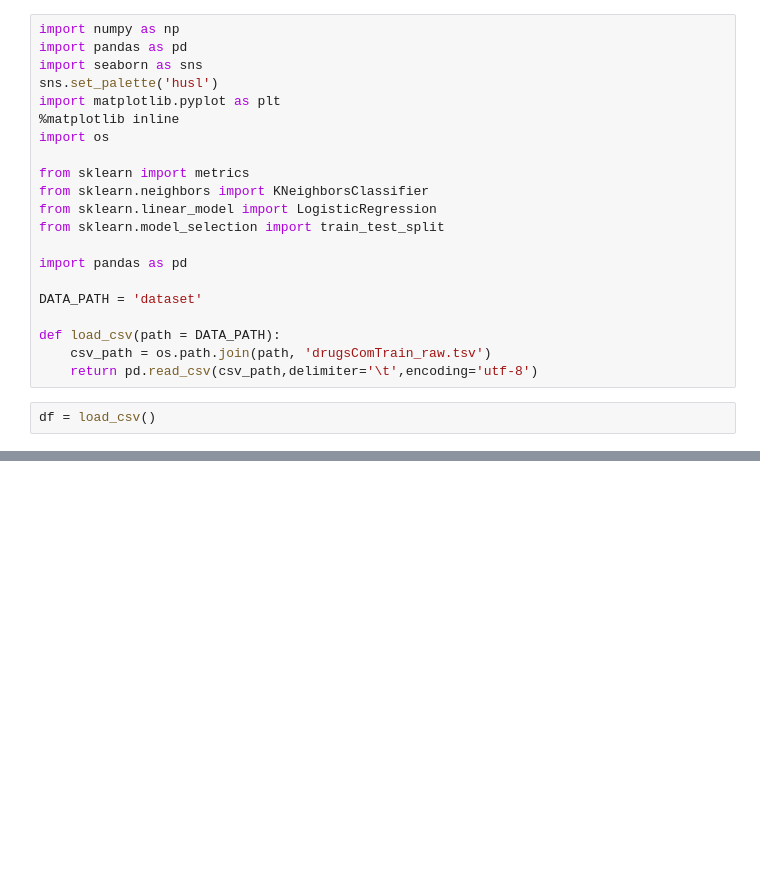
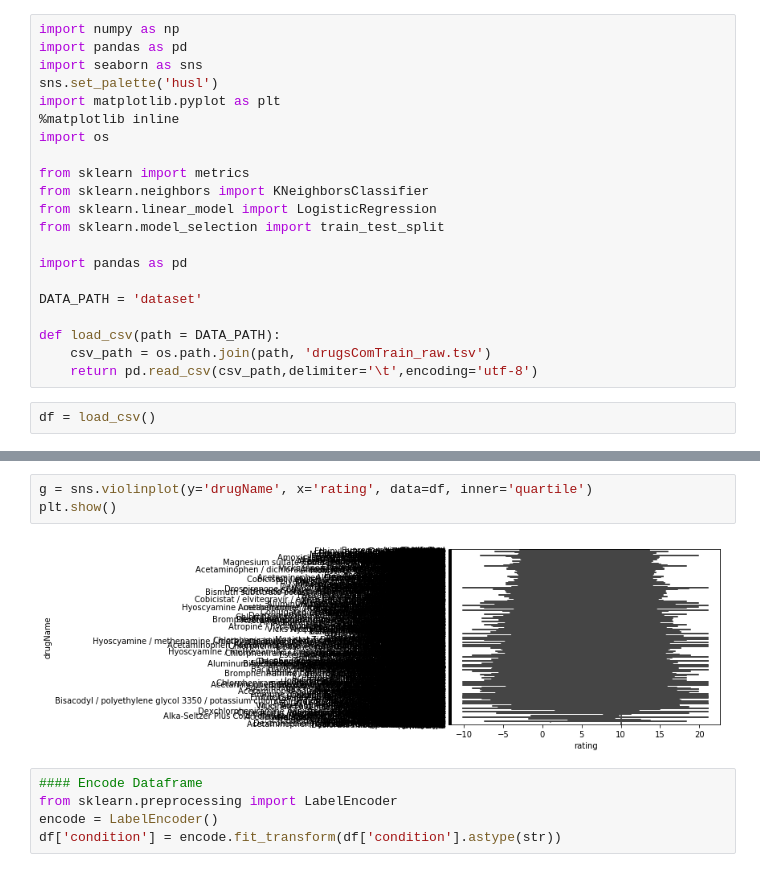
Before and after one commit to diogomotapinto/IART-Vision, a Jupyter notebook: Project.ipynb, the cells around one changed output, grey strips where cells are left out. Cells and saved outputs as stored; diff of their text form; blank space fills up the shorter version.

```diff
--- a/Project.ipynb
+++ b/Project.ipynb
@@ -36,0 +41,10 @@ KeyError: 'drugName'
+# %%
+g = sns.violinplot(y='drugName', x='rating', data=df, inner='quartile')
+plt.show()
+# %% [output]
+[figure, added]
+# %%
+#### Encode Dataframe
+from sklearn.preprocessing import LabelEncoder
+encode = LabelEncoder()
+df['condition'] = encode.fit_transform(df['condition'].astype(str))
```
Also changed, not shown: parts of 7 cells of this notebook.
